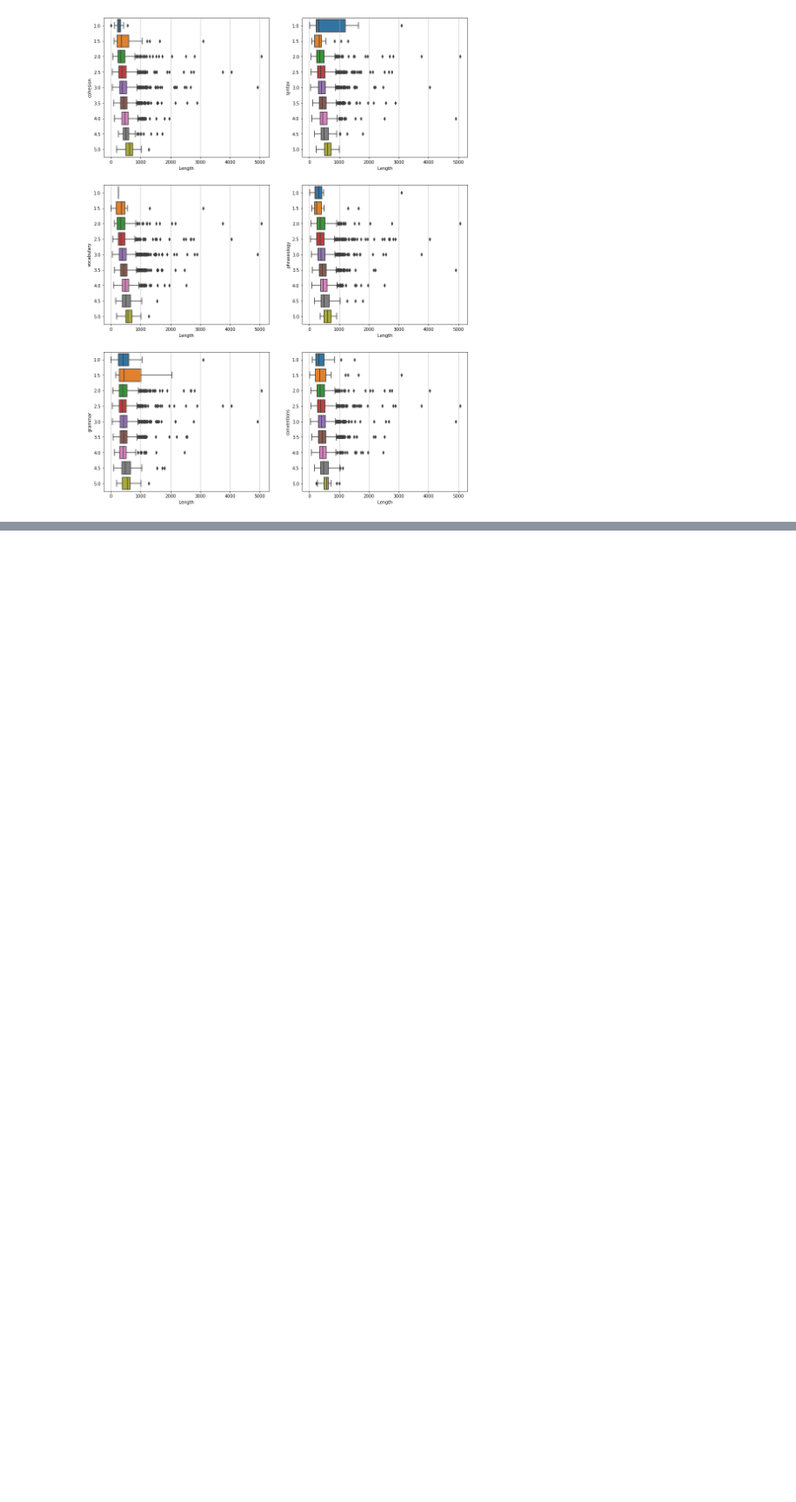
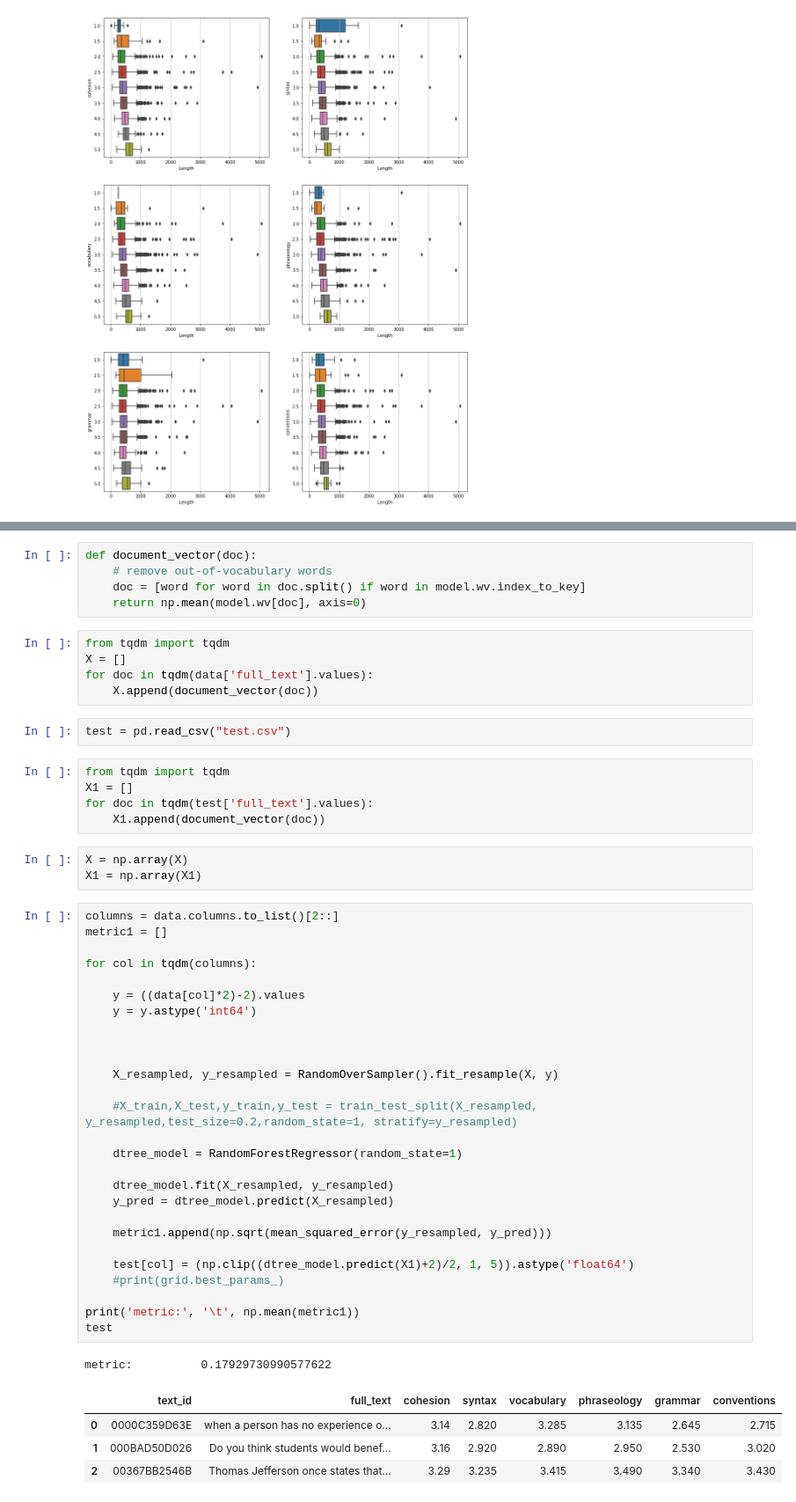
Before and after one commit to RajarshiGO/automatic_essay_evaluation, a Jupyter notebook: Feedback_score.ipynb, the cells around one changed output, grey strips where cells are left out. Shown: that part at 88% size. Saved outputs shown, nothing was run; the diff lists cells and outputs as text; blank space fills up the shorter version.

Commit message:
updated model

```diff
--- a/Feedback_score.ipynb
+++ b/Feedback_score.ipynb
@@ -111,0 +174,53 @@ for i in analysis_columns:
+# %%
+def document_vector(doc):
+    # remove out-of-vocabulary words
+    doc = [word for word in doc.split() if word in model.wv.index_to_key]
+    return np.mean(model.wv[doc], axis=0)
+# %%
+from tqdm import tqdm
+X = []
+for doc in tqdm(data['full_text'].values):
+    X.append(document_vector(doc))
+# %%
+test = pd.read_csv("test.csv")
+# %%
+from tqdm import tqdm
+X1 = []
+for doc in tqdm(test['full_text'].values):
+    X1.append(document_vector(doc))
+# %%
+X = np.array(X)
+X1 = np.array(X1)
+# %%
+columns = data.columns.to_list()[2::]
+metric1 = []
+
+for col in tqdm(columns):
+
+    y = ((data[col]*2)-2).values
+    y = y.astype('int64')
+
+
+
+    X_resampled, y_resampled = RandomOverSampler().fit_resample(X, y)
+
+    #X_train,X_test,y_train,y_test = train_test_split(X_resampled, y_resampled,test_size=0.2,random_state=1, stratify=y_resampled)
+
+    dtree_model = RandomForestRegressor(random_state=1)
+
+    dtree_model.fit(X_resampled, y_resampled)
+    y_pred = dtree_model.predict(X_resampled)
+
+    metric1.append(np.sqrt(mean_squared_error(y_resampled, y_pred)))
+
+    test[col] = (np.clip((dtree_model.predict(X1)+2)/2, 1, 5)).astype('float64')
+    #print(grid.best_params_)
+
+print('metric:', '\t', np.mean(metric1))
+test
+# %% [output]
+metric:          0.17929730990577622
+|  | text_id | full_text | cohesion | syntax | vocabulary | phraseology | grammar | conventions |
+| 0 | 0000C359D63E | when a person has no experience o... | 3.14 | 2.820 | 3.285 | 3.135 | 2.645 | 2.715 |
+| 1 | 000BAD50D026 | Do you think students would benef... | 3.16 | 2.920 | 2.890 | 2.950 | 2.530 | 3.020 |
+| 2 | 00367BB2546B | Thomas Jefferson once states that... | 3.29 | 3.235 | 3.415 | 3.490 | 3.340 | 3.430 |
```
Also changed, not shown: parts of 6 cells of this notebook.
